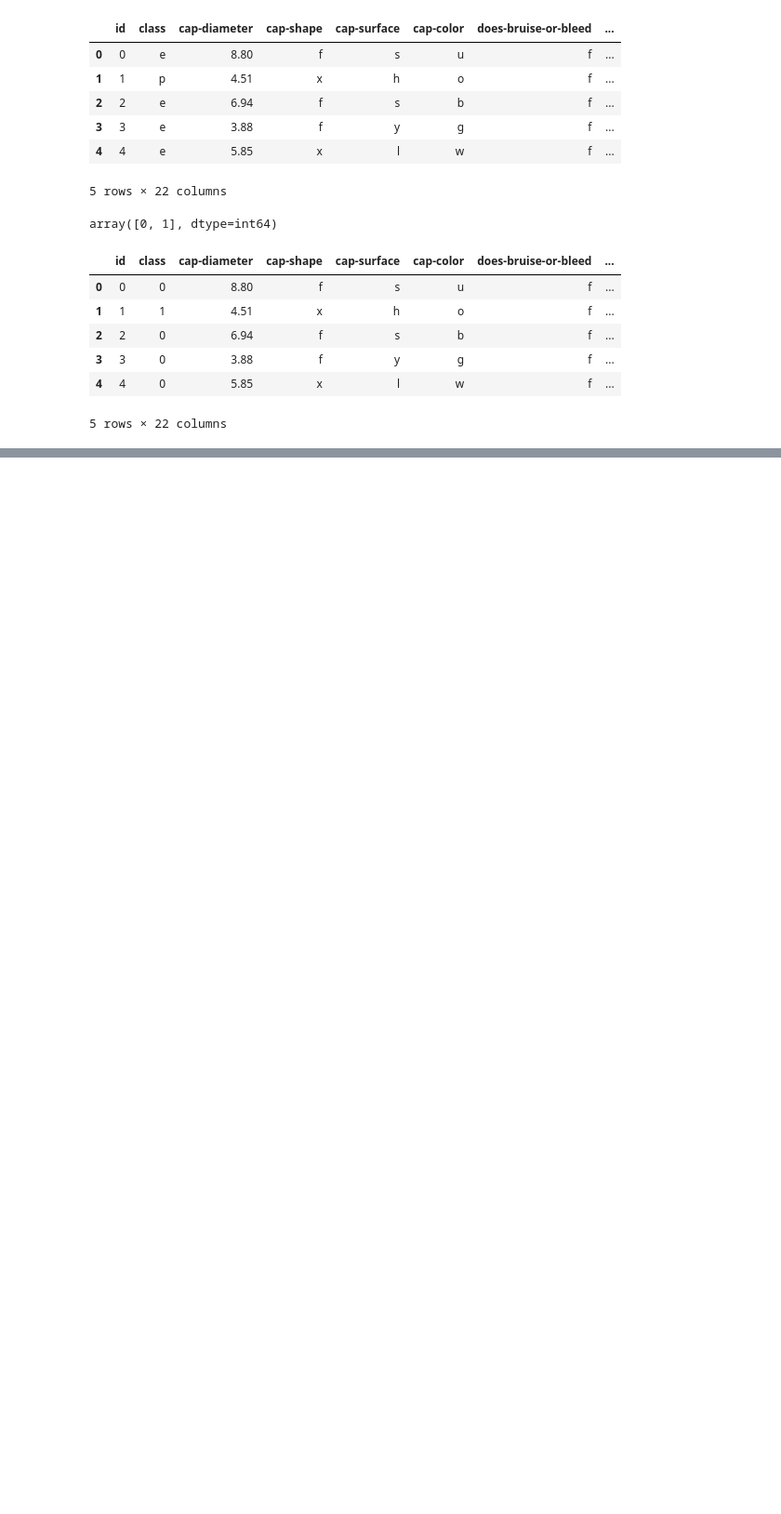
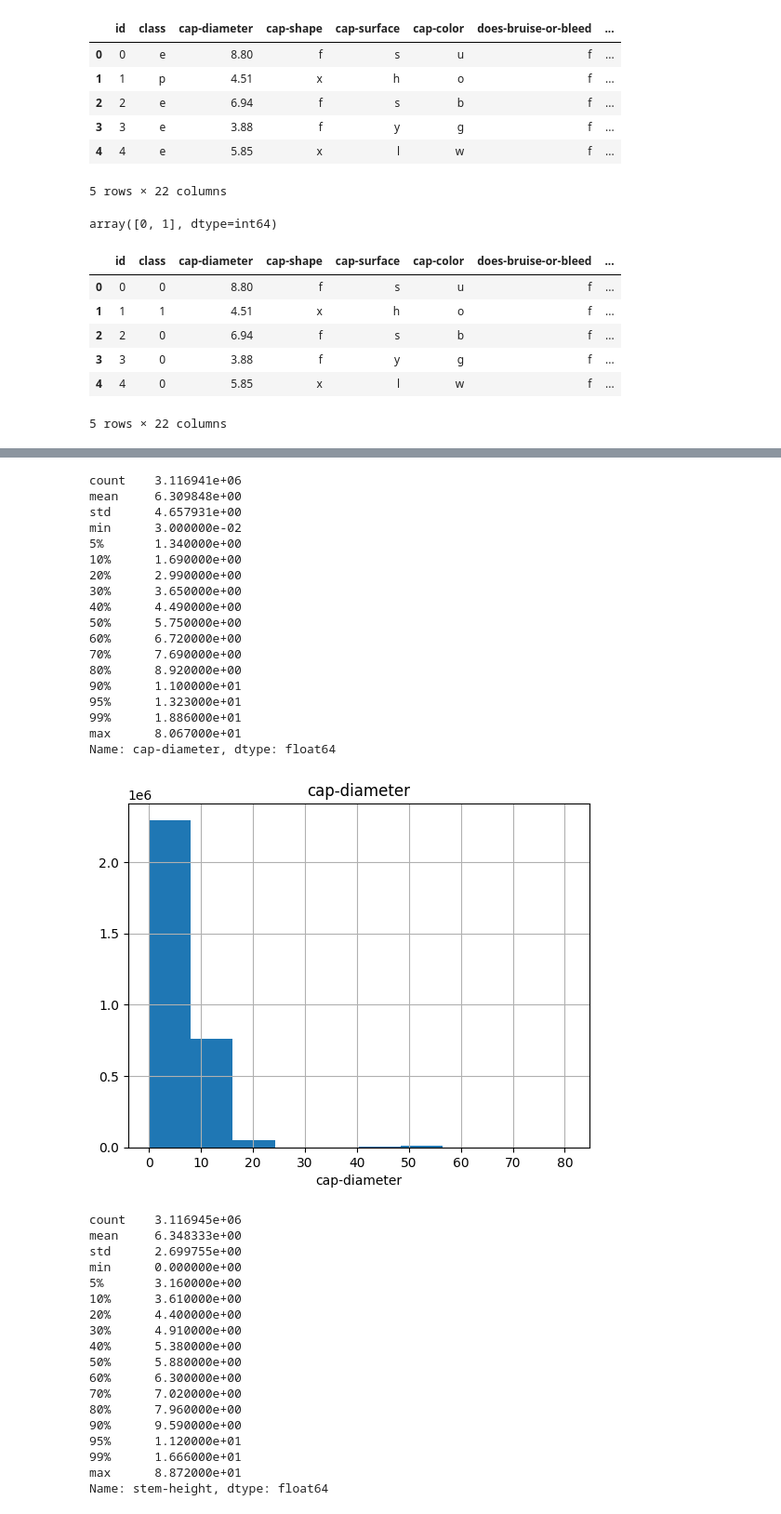
Before and after one commit to ShibinSha07/Binary-Prediction-of-Poisonous-Mushrooms, a Jupyter notebook: BinMashroom.ipynb, the cells around one changed output, grey strips where cells are left out. Shown: that part at 93% size. Drawn from its saved outputs; the diff is of its cells as text; code cells hidden in the pictures; blank space fills up the shorter version.

```diff
--- a/BinMashroom.ipynb
+++ b/BinMashroom.ipynb
@@ -46,0 +292,6 @@ print("mohamed mashood")
+# %%
+def target_summary_with_cat(dataframe, target, categorical_col):
+    print(pd.DataFrame({"TARGET_MEAN": dataframe.groupby(categorical_col)[target].mean()}), end="\n\n\n")
+
+for col in cat_cols:
+    target_summary_with_cat(df, "class", col)
@@ -46,0 +316,51 @@ print("mohamed mashood")
+# %%
+def num_summary(dataframe, numerical_col, plot=False):
+    quantiles = [0.05, 0.10, 0.20, 0.30, 0.40, 0.50, 0.60, 0.70, 0.80, 0.90, 0.95, 0.99]
+    print(dataframe[numerical_col].describe(quantiles).T)
+
+    if plot:
+        dataframe[numerical_col].hist()
+        plt.xlabel(numerical_col)
+        plt.title(numerical_col)
+        plt.show(block=True)
+# %%
+for col in num_cols:
+    num_summary(df, col, plot=True)
+# %% [output]
+count    3.116941e+06
+mean     6.309848e+00
+std      4.657931e+00
+min      3.000000e-02
+5%       1.340000e+00
+10%      1.690000e+00
+20%      2.990000e+00
+30%      3.650000e+00
+40%      4.490000e+00
+50%      5.750000e+00
+60%      6.720000e+00
+70%      7.690000e+00
+80%      8.920000e+00
+90%      1.100000e+01
+95%      1.323000e+01
+99%      1.886000e+01
+max      8.067000e+01
+Name: cap-diameter, dtype: float64
+[figure, added]
+count    3.116945e+06
+mean     6.348333e+00
+std      2.699755e+00
+min      0.000000e+00
+5%       3.160000e+00
+10%      3.610000e+00
+20%      4.400000e+00
+30%      4.910000e+00
+40%      5.380000e+00
+50%      5.880000e+00
+60%      6.300000e+00
+70%      7.020000e+00
+80%      7.960000e+00
+90%      9.590000e+00
+95%      1.120000e+01
+99%      1.666000e+01
+max      8.872000e+01
+Name: stem-height, dtype: float64
```
Also changed, not shown: parts of 15 cells of this notebook.
